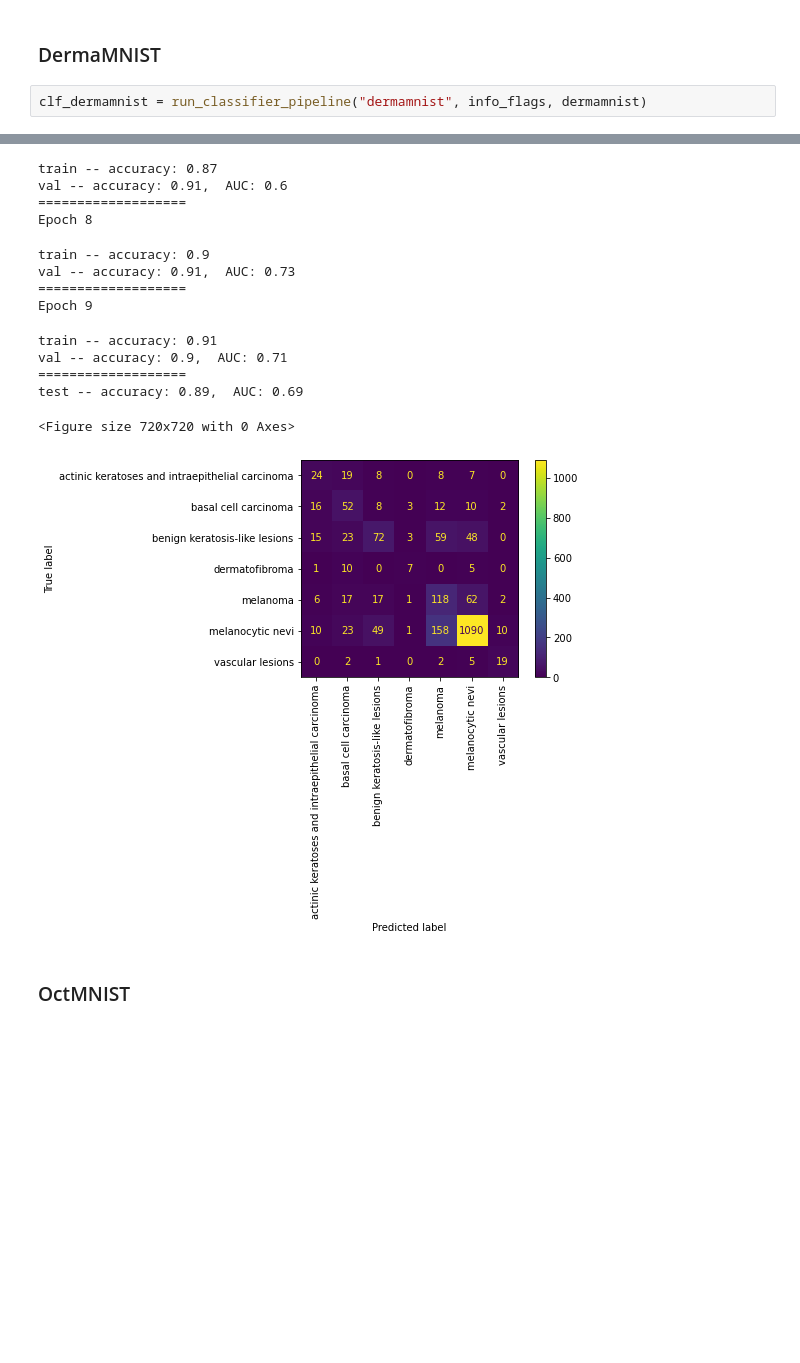
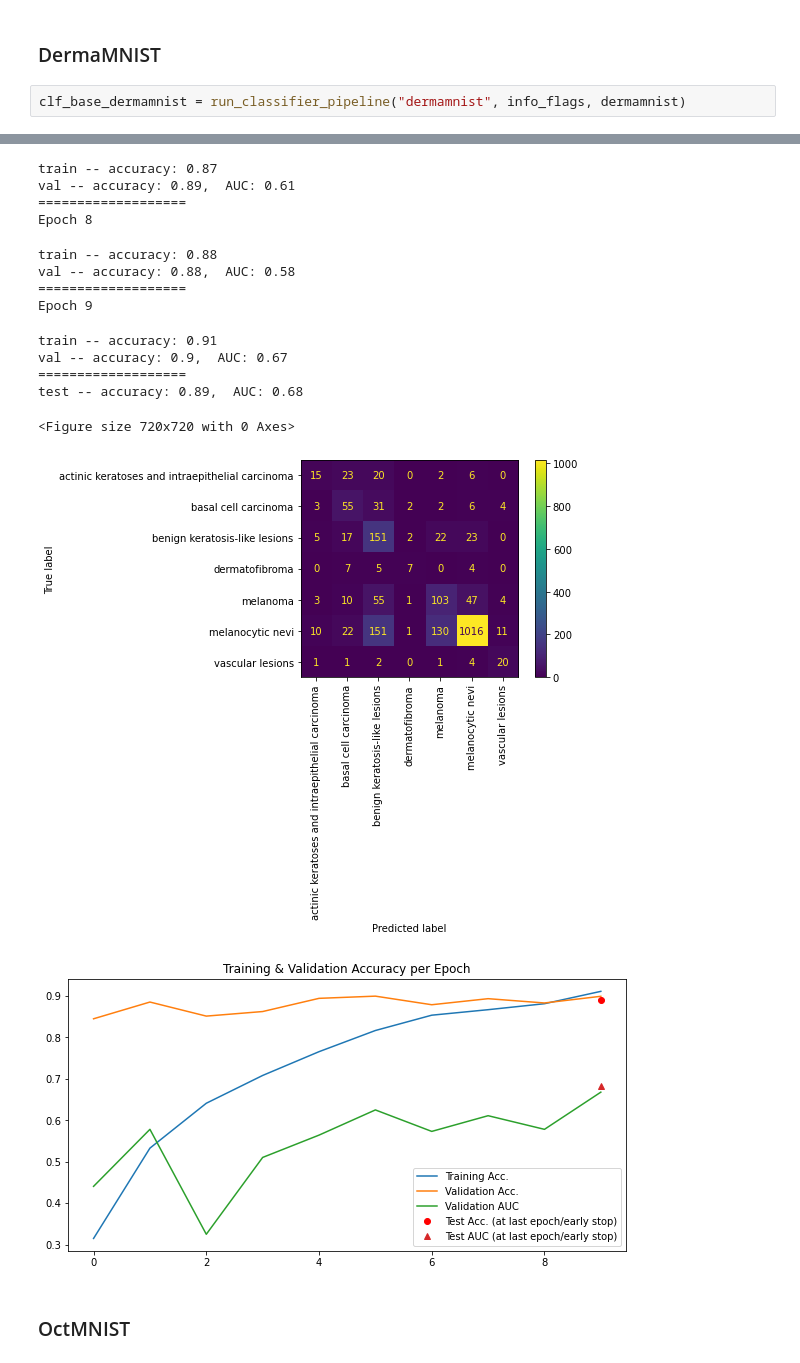
Before and after one commit to qlero/medical_data_augmentation, a Jupyter notebook: generative_models.ipynb, the cells around one changed output, grey strips where cells are left out. Drawn from its saved outputs; the diff is of its cells as text; blank space fills up the shorter version.

```diff
--- a/generative_models.ipynb
+++ b/generative_models.ipynb
@@ -230,7 +231,7 @@ test -- accuracy: 0.97,  AUC: 0.83
 # %% [markdown]
 ### DermaMNIST
 # %%
-clf_dermamnist = run_classifier_pipeline("dermamnist", info_flags, dermamnist)
+clf_base_dermamnist = run_classifier_pipeline("dermamnist", info_flags, dermamnist)
 # %% [output]
 {
   "python_class": "DermaMNIST",
@@ -278,19 +279,20 @@ val -- accuracy: 0.9,  AUC: 0.64
 ===================
 Epoch 7
 train -- accuracy: 0.87
-val -- accuracy: 0.91,  AUC: 0.6
+val -- accuracy: 0.89,  AUC: 0.61
 ===================
 Epoch 8
-train -- accuracy: 0.9
-val -- accuracy: 0.91,  AUC: 0.73
+train -- accuracy: 0.88
+val -- accuracy: 0.88,  AUC: 0.58
 ===================
 Epoch 9
 train -- accuracy: 0.91
-val -- accuracy: 0.9,  AUC: 0.71
+val -- accuracy: 0.9,  AUC: 0.67
 ===================
-test -- accuracy: 0.89,  AUC: 0.69
+test -- accuracy: 0.89,  AUC: 0.68
 <Figure size 720x720 with 0 Axes>
-[figure, old version]
+[figure, new version]
+[figure, added]
 # %% [markdown]
 ### OctMNIST
 # %%
```
Also changed, not shown: parts of 33 cells of this notebook, 1 other file.
